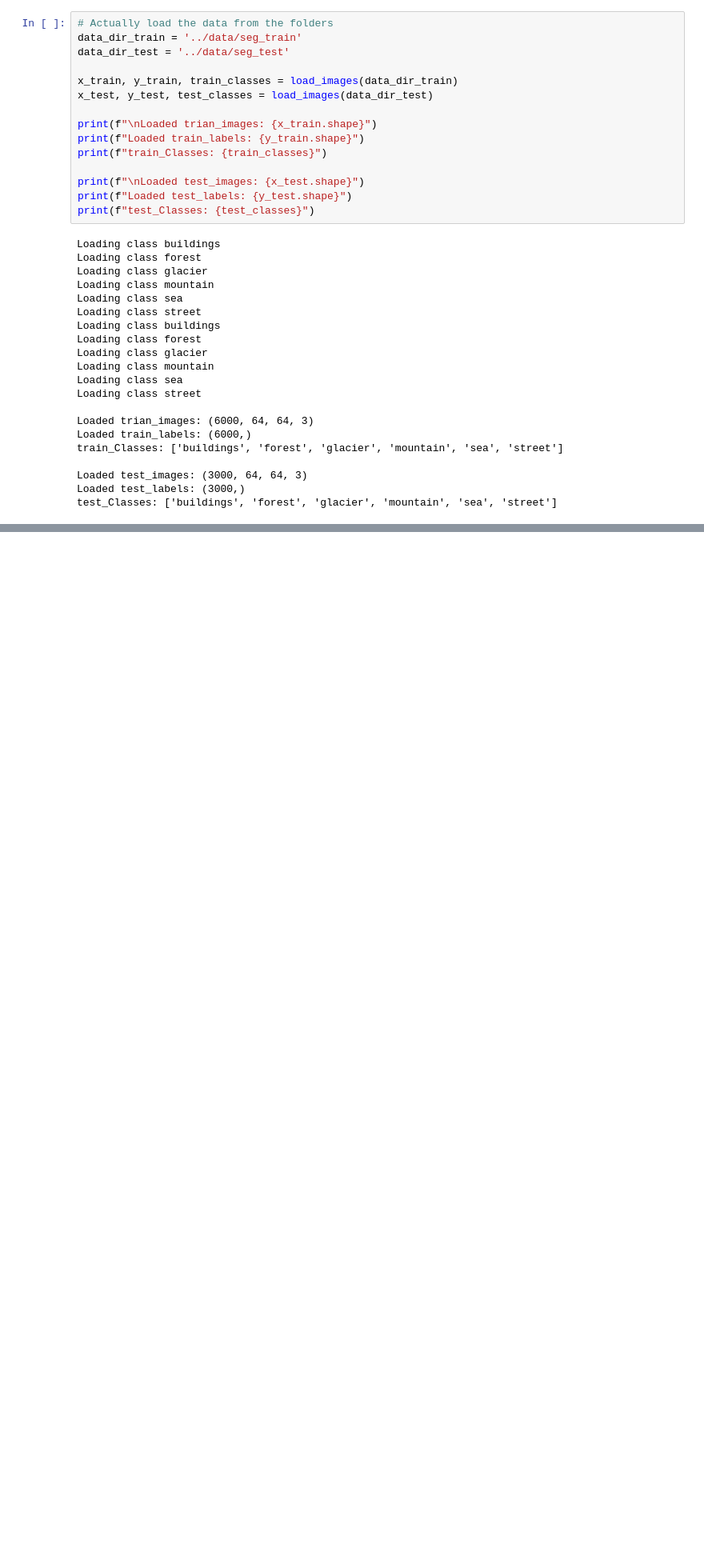
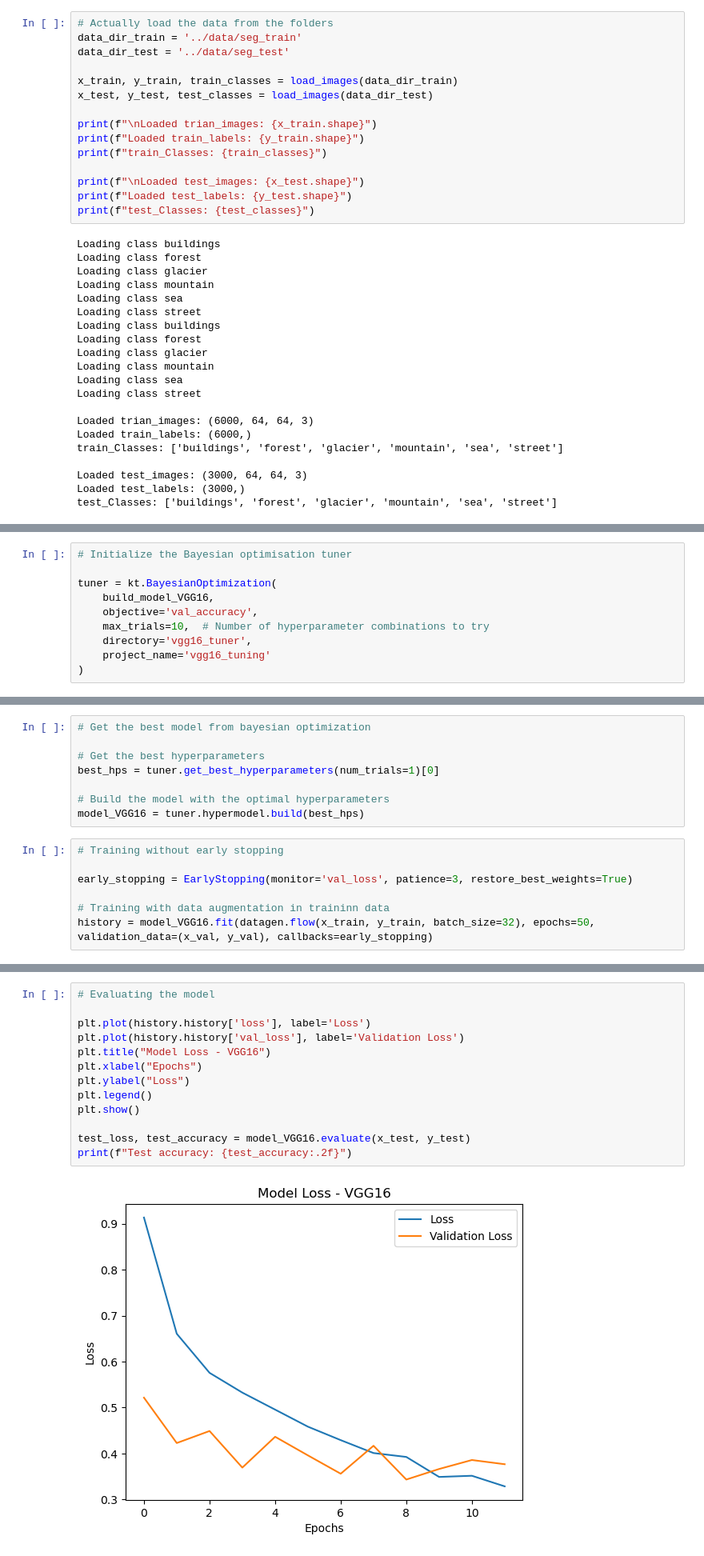
Before and after one commit to TomasWard1/ai-final, a Jupyter notebook: model/main.ipynb, the cells around one changed output, grey strips where cells are left out. Shown: that part at 80% size. Saved outputs shown, nothing was run; the diff lists cells and outputs as text; blank space fills up the shorter version.

```diff
--- a/model/main.ipynb
+++ b/model/main.ipynb
@@ -113,0 +345,10 @@ plt.show()
+# %%
+# Initialize the Bayesian optimisation tuner
+
+tuner = kt.BayesianOptimization(
+    build_model_VGG16,
+    objective='val_accuracy',
+    max_trials=10,  # Number of hyperparameter combinations to try
+    directory='vgg16_tuner',
+    project_name='vgg16_tuning'
+)
@@ -113,0 +363,15 @@ plt.show()
+# %%
+# Get the best model from bayesian optimization
+
+# Get the best hyperparameters
+best_hps = tuner.get_best_hyperparameters(num_trials=1)[0]
+
+# Build the model with the optimal hyperparameters
+model_VGG16 = tuner.hypermodel.build(best_hps)
+# %%
+# Training without early stopping
+
+early_stopping = EarlyStopping(monitor='val_loss', patience=3, restore_best_weights=True)
+
+# Training with data augmentation in traininn data
+history = model_VGG16.fit(datagen.flow(x_train, y_train, batch_size=32), epochs=50, validation_data=(x_val, y_val), callbacks=early_stopping)
@@ -113,0 +423,15 @@ plt.show()
+# %%
+# Evaluating the model
+
+plt.plot(history.history['loss'], label='Loss')
+plt.plot(history.history['val_loss'], label='Validation Loss')
+plt.title("Model Loss - VGG16")
+plt.xlabel("Epochs")
+plt.ylabel("Loss")
+plt.legend()
+plt.show()
+
+test_loss, test_accuracy = model_VGG16.evaluate(x_test, y_test)
+print(f"Test accuracy: {test_accuracy:.2f}")
+# %% [output]
+[figure, added]
```
Also changed, not shown: parts of 35 cells of this notebook.
